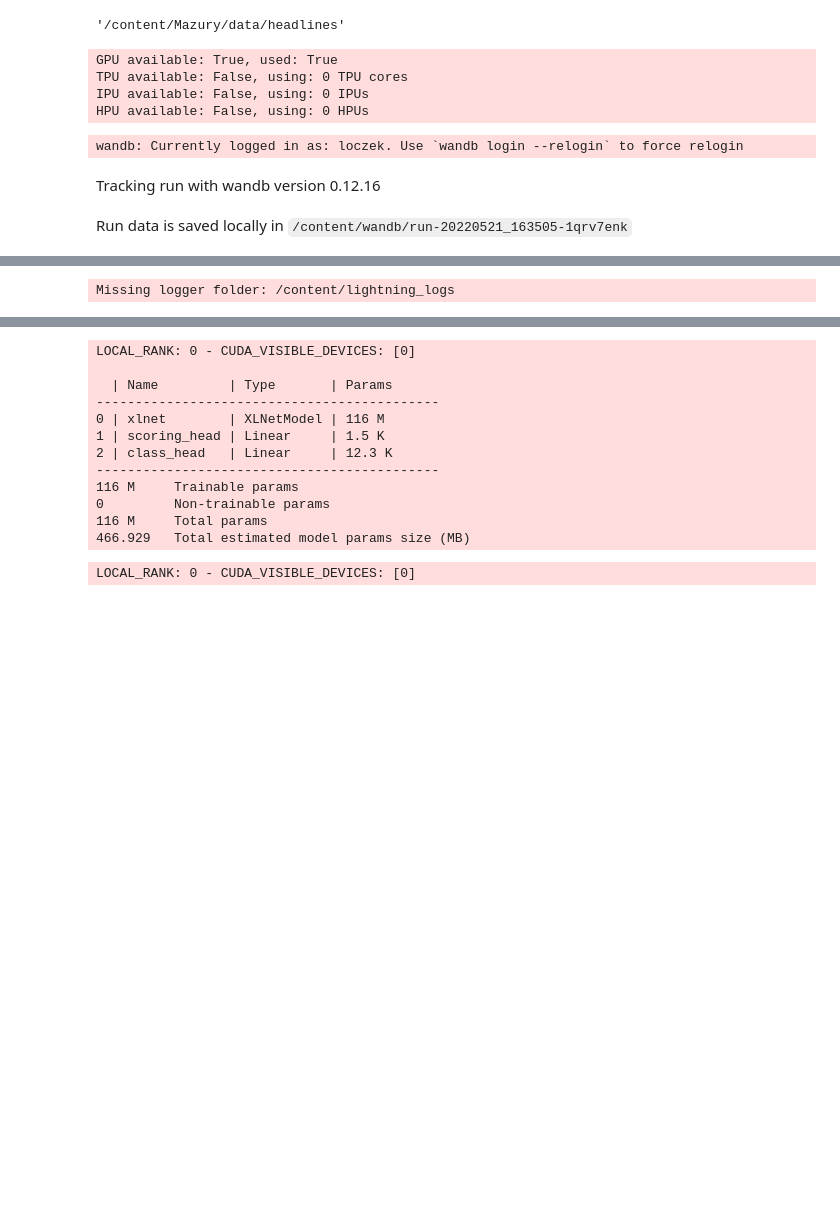
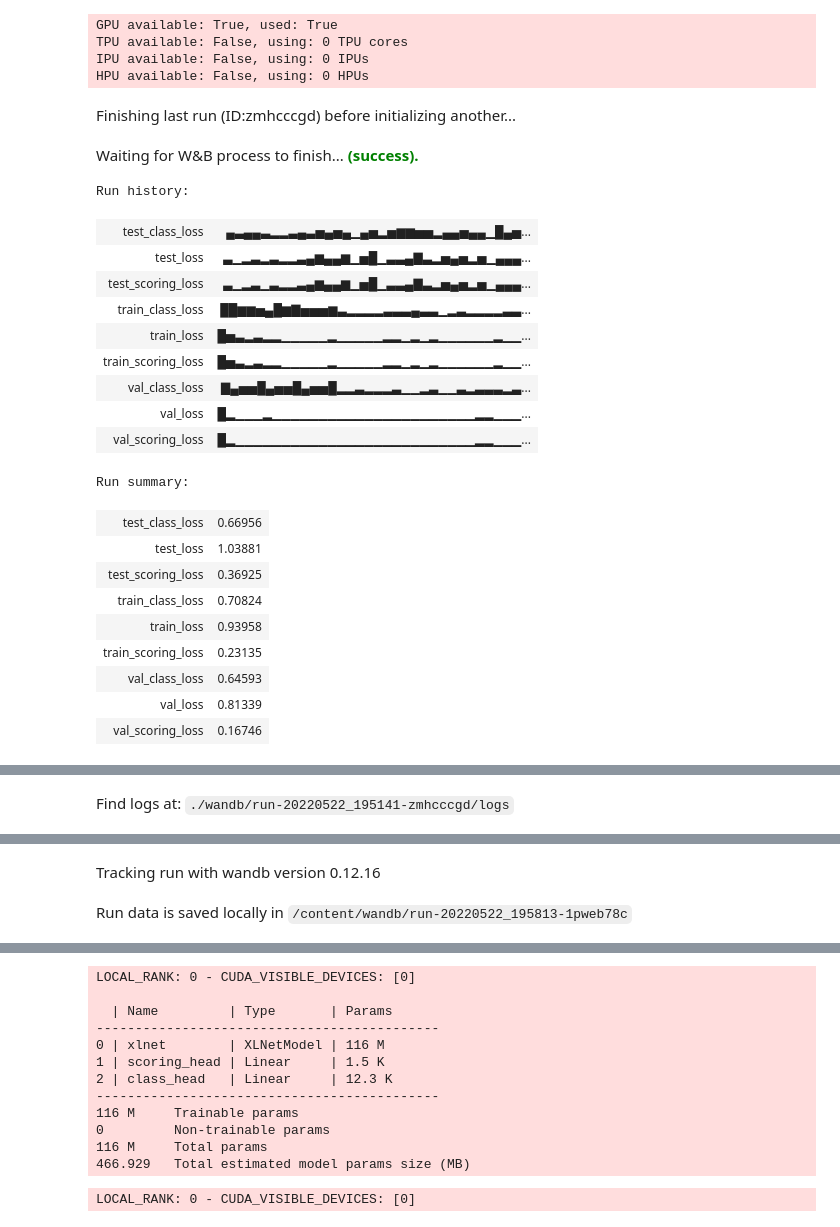
Before and after one commit to BartlomiejOlber/xlnet_ists, a Jupyter notebook: NLP_Proj.ipynb, the cells around one changed output, grey strips where cells are left out. Drawn from its saved outputs; the diff is of its cells as text; code cells hidden in the pictures; blank space fills up the shorter version.

```diff
--- a/NLP_Proj.ipynb
+++ b/NLP_Proj.ipynb
@@ -190,39 +181,4 @@ class NLPModel(LightningModule):
             torch.clamp(torch.round(scores).int(), min=0, max=5)
 
     def configure_optimizers(self):
-        optimizer = torch.optim.AdamW(self.parameters(), lr=self.lr)
-
-        warm_up_step = 2
-
-        def lr_foo(epoch):
-            if epoch < warm_up_step:
-                # warm up lr
-                lr_scale = 0.1 ** (warm_up_step - epoch)
-            else:
-                lr_scale = 0.95 ** epoch
-
-            return lr_scale
-
-        scheduler = torch.optim.lr_scheduler.LambdaLR(
-            optimizer,
-            lr_lambda=lr_foo
-        )
-
-        # TODO: dodać clamp na score, bo wychodzi powyżej 5
-
-        # wypróbować to, na wzór warm upu, 500 kroków (tylko mocno zmienić)
-        # def optimizer_step(self, epoch_nb, batch_nb, optimizer, optimizer_i, opt_closure):
-        #     if self.trainer.global_step < 500:
-        #         lr_scale = min(1., float(self.trainer.global_step + 1) / 500.)
-        #         for pg in optimizer.param_groups:
-        #             pg['lr'] = lr_scale * self.hparams.learning_rate
-
-        return (
-            [optimizer]
-        )
-        # return torch.optim.AdamW(self.class_head.parameters(), lr=5e-05)
-        # return torch.optim.AdamW(self.scoring_head.parameters(), lr=5e-05)
-        # return torch.optim.AdamW([ \
-        #     {'params': self.scoring_head.parameters()}, \
-        #     {'params': self.class_head.parameters()} \
-        # ])
+        return torch.optim.AdamW(self.parameters(), lr=self.lr)
@@ -231,5 +185,5 @@ class NLPModel(LightningModule):
 # %%
-LR = 0.001 # @param
+LR =  1e-5# @param
 BASE_MODEL = "xlnet-base-cased" # @param ["xlnet-base-cased"]
 model = NLPModel(pretrained=BASE_MODEL, lr=LR)
 # %% [output]
@@ -256,10 +210,6 @@ data = NLPDataModule(
     train_batch_size=TRAIN_BATCH_SIZE,
     num_workers=NUM_WORKERS
 )
-# %%
-DATA_DIR
-# %% [output]
-'/content/Mazury/data/headlines'
 # %%
 EPOCHS = 10 # @param {type: "slider", min:1, max:128}
 ACCELERATOR = "auto" # @param ["gpu", "tpu", "cpu", "auto"]
@@ -272,20 +222,39 @@ IPU available: False, using: 0 IPUs
 HPU available: False, using: 0 HPUs
 # %%
 WANDB_PROJECT = "mazury" # @param {type: "string"}
-WANDB_ENTITY = "loczek" # @param {type: "string"}
-WANDB_EXPERIMENT_RUN_NAME = "run" # @param {type: "string"}
+WANDB_ENTITY = "bluealien99" # @param {type: "string"}
+WANDB_EXPERIMENT_RUN_NAME = "run " # @param {type: "string"}
 WANDB_EXPERIMENT_RUN_NAME_APPEND_TIME = True # @param {type: "boolean"}
 
 name = f"{WANDB_EXPERIMENT_RUN_NAME}{time.ctime() if WANDB_EXPERIMENT_RUN_NAME_APPEND_TIME else ''}"
 
 wandb.init(
     project=WANDB_PROJECT,
     entity=WANDB_ENTITY,
     name=name
 )
 wandb.watch(model)
 trainer.fit(model, data)
 # %% [output]
-wandb: Currently logged in as: loczek. Use `wandb login --relogin` to force relogin
-Tracking run with wandb version 0.12.16
+Finishing last run (ID:zmhcccgd) before initializing another...
-Run data is saved locally in /content/wandb/run-20220521_163505-1qrv7enk
+Waiting for W&B process to finish... (success).
+Run history:
+| test_class_loss | ▄▃▄▄▃▂▂▃▄▃▅▄▅▄▁▄▅▂▅▆▆▅▅▂▄▄▅▄▄▁█▄▅... |
+| test_loss | ▃▁▂▃▂▃▂▂▃▄▆▄▄▆▁▅█▁▃▃▄▇▃▂▅▄▅▂▅▁▄▄▄... |
+| test_scoring_loss | ▃▁▂▃▁▃▂▂▃▄▆▄▄▆▁▅█▁▃▃▄▇▃▂▅▄▅▂▅▁▄▄▄... |
+| train_class_loss | ██▆▆▅▄█▆▇▅▅▅▆▃▂▂▂▂▃▃▃▄▃▃▁▂▃▂▂▂▂▃▃... |
+| train_loss | █▅▃▂▃▂▂▁▁▁▁▁▂▁▁▁▁▁▂▂▁▂▁▂▁▁▁▁▁▁▂▁▁... |
+| train_scoring_loss | █▅▃▂▃▂▂▁▁▁▁▁▂▁▁▁▁▁▂▂▁▂▁▂▁▁▁▁▁▁▂▁▁... |
+| val_class_loss | ▇▄▅▅█▄▅▅█▄▅▅█▂▂▃▂▂▂▃▁▁▂▃▁▁▃▂▃▃▃▂▃... |
+| val_loss | █▂▁▁▁▂▁▁▁▁▁▁▁▁▁▁▁▁▁▁▁▁▁▁▁▁▁▁▂▂▁▁▁... |
+| val_scoring_loss | █▂▁▁▁▁▁▁▁▁▁▁▁▁▁▁▁▁▁▁▁▁▁▁▁▁▁▁▂▂▁▁▁... |
+Run summary:
+| test_class_loss | 0.66956 |
+| test_loss | 1.03881 |
+| test_scoring_loss | 0.36925 |
+| train_class_loss | 0.70824 |
+| train_loss | 0.93958 |
+| train_scoring_loss | 0.23135 |
+| val_class_loss | 0.64593 |
+| val_loss | 0.81339 |
+| val_scoring_loss | 0.16746 |
@@ -293 +263 @@ Syncing run runSat May 21 16:35:05 2022 to Weights & Biases (docs)
-Missing logger folder: /content/lightning_logs
+Find logs at: ./wandb/run-20220522_195141-zmhcccgd/logs
@@ -293,0 +265,2 @@ Missing logger folder: /content/lightning_logs
+Tracking run with wandb version 0.12.16
+Run data is saved locally in /content/wandb/run-20220522_195813-1pweb78c
```
Also changed, not shown: parts of 13 cells of this notebook.
